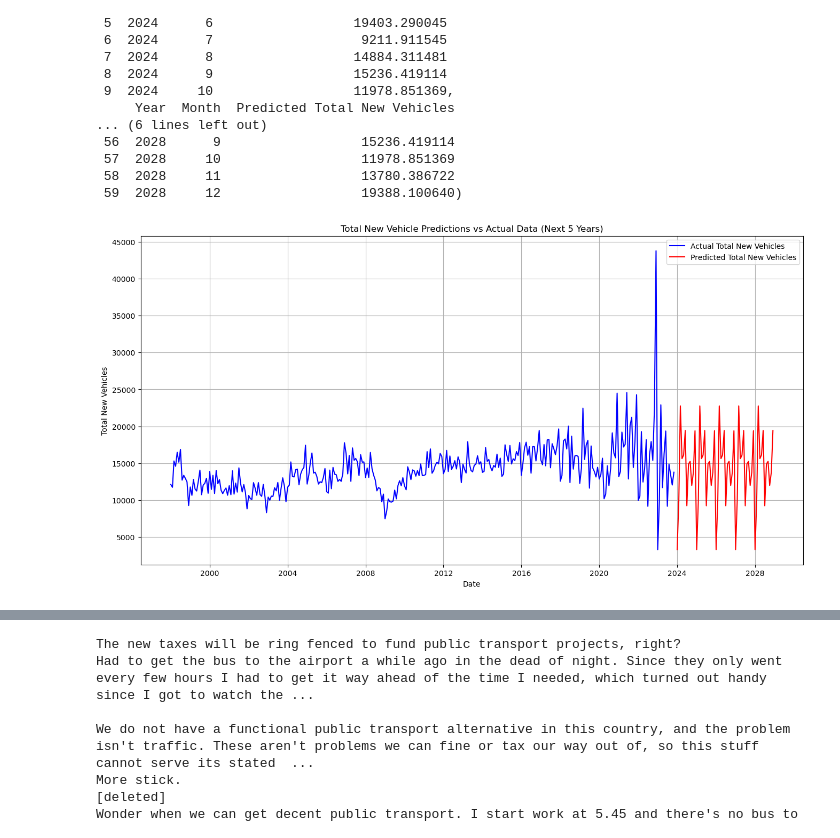
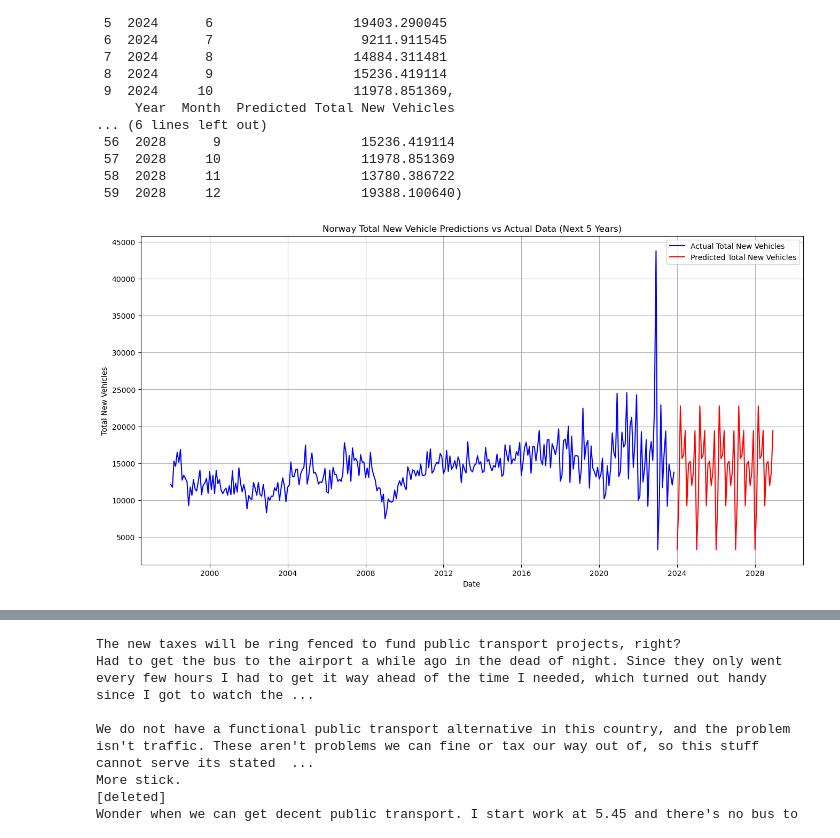
Before and after one commit to Ahmet-C-C/Car-Registration-Comparison-Between-Ireland-and-Norway, a Jupyter notebook: Msc CA02.ipynb, the cells around one changed output, grey strips where cells are left out. Cells and saved outputs as stored; diff of their text form; code cells hidden in the pictures.

```diff
--- a/Msc CA02.ipynb
+++ b/Msc CA02.ipynb
@@ -21,7 +21,7 @@ First, I load the JSON file as a dictionary in Python. This allows me to program
 # %%
 import json
 
-json_file_path = 'TEM21.20231215T231250.json'
+json_file_path = 'TEM21.20231211125201.json'
 with open(json_file_path, 'r') as file:
     json_dict = json.load(file)
 # %% [markdown]
@@ -893,8 +877,8 @@ plot_df = pd.DataFrame(plot_data)
 fig, axes = plt.subplots(nrows=len(column_names_all), ncols=2, figsize=(15, 5 * len(column_names_all)))
 
 for i, col in enumerate(column_names_all):
-    ireland_statistic = sns.scatterplot(x='Period', y='Statistic_Ireland', data=plot_df[plot_df['Column'] == col], ax=axes[i, 0], label='Ireland')
-    norway_statistic = sns.scatterplot(x='Period', y='Statistic_Norway', data=plot_df[plot_df['Column'] == col], ax=axes[i, 0], label='Norway')
+    ireland_statistic = sns.scatterplot(x='Period', y='Statistic_Ireland', data=plot_df[plot_df['Column'] == col], ax=axes[i, 0], color='green', label='Ireland')
+    norway_statistic = sns.scatterplot(x='Period', y='Statistic_Norway', data=plot_df[plot_df['Column'] == col], ax=axes[i, 0], color='red', label='Norway')
 
     for x, y in zip(plot_df[plot_df['Column'] == col]['Period'], plot_df[plot_df['Column'] == col]['Statistic_Ireland']):
         axes[i, 0].text(x, y, f'{y:.4f}', color='black', ha='center', va='bottom')
@@ -906,8 +890,8 @@ for i, col in enumerate(column_names_all):
     axes[i, 0].set_xlabel('Period')
     axes[i, 0].legend()
 
-    ireland_pvalue = sns.scatterplot(x='Period', y='P-Value_Ireland', data=plot_df[plot_df['Column'] == col], ax=axes[i, 1], label='Ireland')
-    norway_pvalue = sns.scatterplot(x='Period', y='P-Value_Norway', data=plot_df[plot_df['Column'] == col], ax=axes[i, 1], label='Norway')
+    ireland_pvalue = sns.scatterplot(x='Period', y='P-Value_Ireland', data=plot_df[plot_df['Column'] == col], ax=axes[i, 1], color='green', label='Ireland')
+    norway_pvalue = sns.scatterplot(x='Period', y='P-Value_Norway', data=plot_df[plot_df['Column'] == col], ax=axes[i, 1], color='red', label='Norway')
 
     for x, y in zip(plot_df[plot_df['Column'] == col]['Period'], plot_df[plot_df['Column'] == col]['P-Value_Ireland']):
         axes[i, 1].text(x, y, f'{y:.4f}', color='black', ha='center', va='bottom')
@@ -1662,26 +1486,20 @@ future_df1.head(10), future_df1.tail(10)  # Displaying first and last 10 rows fo
  58  2028     11                  13780.386722
  59  2028     12                  19388.100640)
 # %%
-import matplotlib.pyplot as plt
-
-# Re-creating the datetime column for the original and future data for plotting
 dfnor['Date'] = pd.to_datetime(dfnor['Year'].astype(str) + dfnor['Month'].astype(str), format='%Y%m')
 future_df1['Date'] = pd.to_datetime(future_df1['Year'].astype(str) + future_df1['Month'].astype(str), format='%Y%m')
 
-# Plotting
 plt.figure(figsize=(16, 8))
 
-# Plotting actual total new vehicles
 plt.plot(dfnor['Date'], dfnor['Total New Vehicles'], label='Actual Total New Vehicles', color='blue')
 
-# Plotting predicted total new vehicles
 plt.plot(future_df1['Date'], future_df1['Predicted Total New Vehicles'], label='Predicted Total New Vehicles', color='red')
 
-plt.title('Total New Vehicle Predictions vs Actual Data (Next 5 Years)')
+plt.title('Norway Total New Vehicle Predictions vs Actual Data (Next 5 Years)')
 plt.xlabel('Date')
 plt.ylabel('Total New Vehicles')
 plt.legend()
 plt.grid(True)
 plt.show()
 # %% [output]
-[figure, old version]
+[figure, new version]
```
Also changed, not shown: parts of 48 cells of this notebook.
